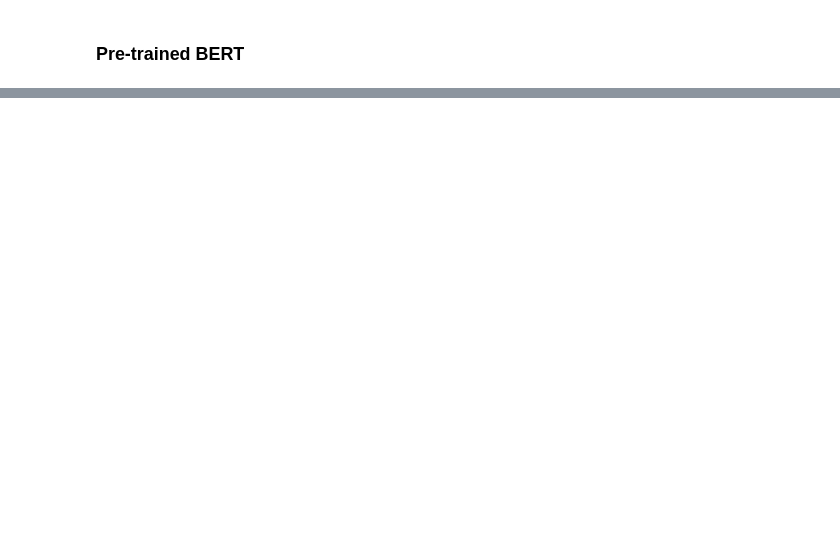
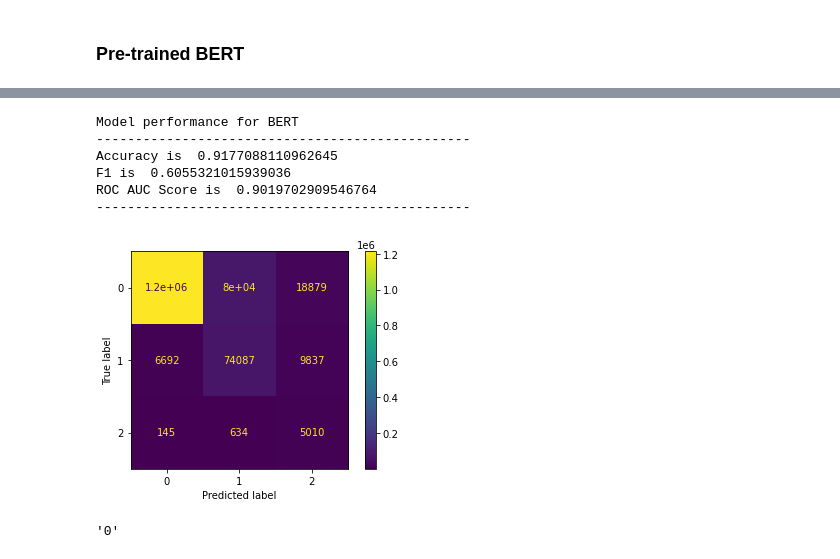
Before and after one commit to jvschlierf/networkthesis, a Jupyter notebook: classifier/evaluate_performance.ipynb, the cells around one changed output, grey strips where cells are left out. Drawn from its saved outputs; the diff is of its cells as text; code cells hidden in the pictures; blank space fills up the shorter version.

```diff
--- a/classifier/evaluate_performance.ipynb
+++ b/classifier/evaluate_performance.ipynb
@@ -96,0 +114,9 @@ ROC AUC Score is  0.8847233525388848
+# %%
+y_pred = []
+# %%
+for i, j in df.iterrows():
+    y_pred.append(df[0][i]['label'][-1])
+# %%
+y_pred = np.array(y_pred)
+# %%
+y_pred = [int(x) for x in y_pred]
@@ -96,0 +127,14 @@ ROC AUC Score is  0.8847233525388848
+# %%
+plot_results(y_true, y_pred, 'BERT')
+# %% [output]
+Model performance for BERT
+------------------------------------------------
+Accuracy is  0.9177088110962645
+F1 is  0.6055321015939036
+ROC AUC Score is  0.9019702909546764
+------------------------------------------------
+[figure, added]
+# %%
+df[0][2]['label'][-1]
+# %% [output]
+'0'
```
Also changed, not shown: parts of 4 cells of this notebook, 2 other files.
